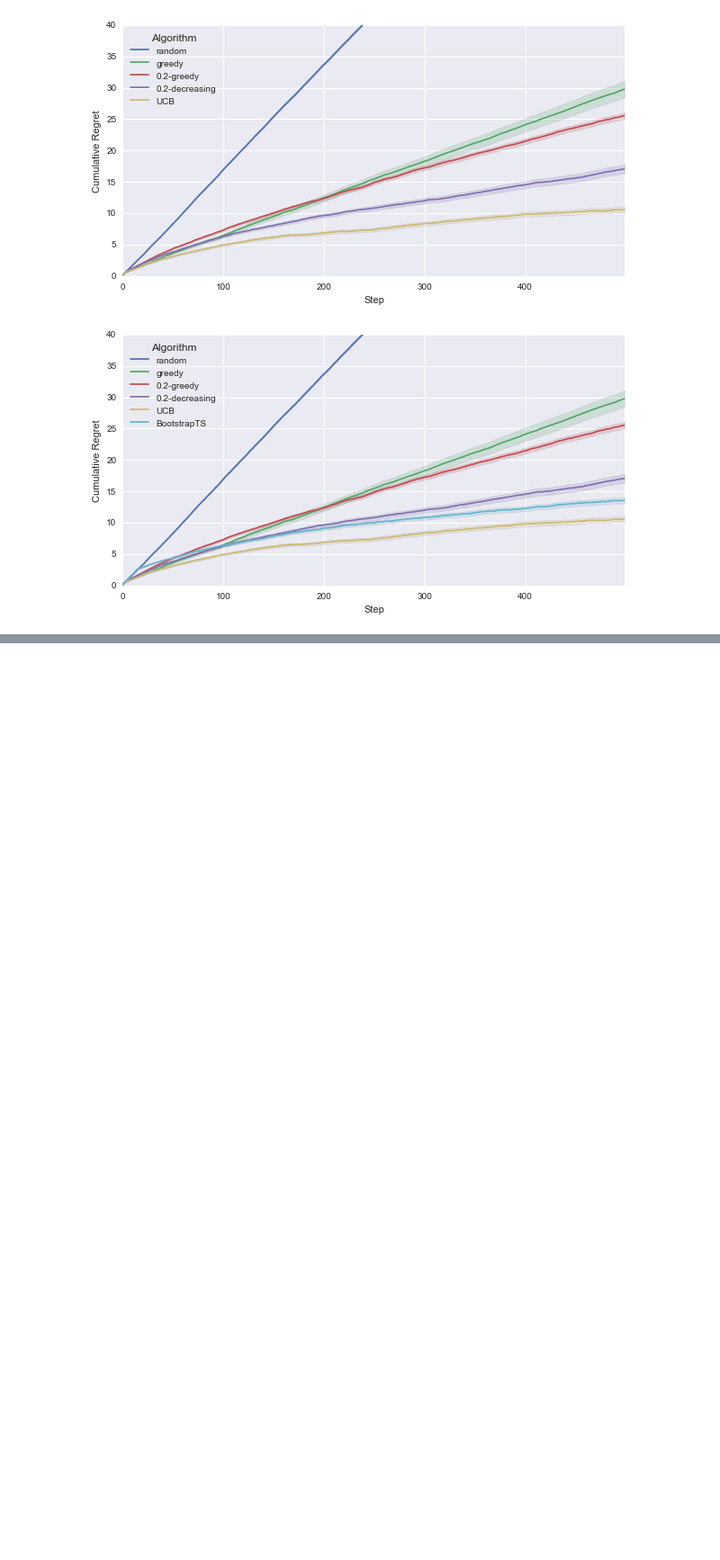
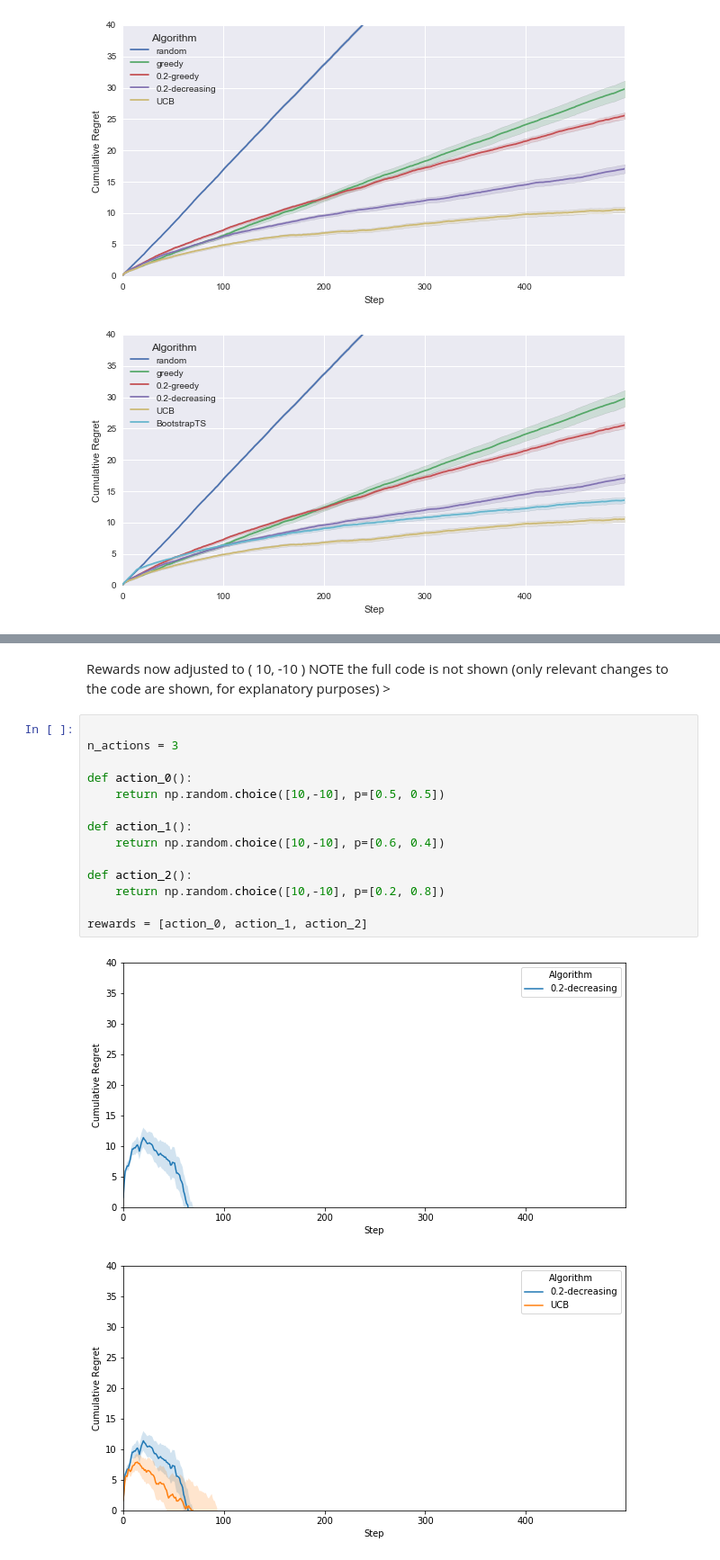
Before and after one commit to fishbpm/ce888labs, a Jupyter notebook: lab5/Bandits.ipynb, the cells around one changed output, grey strips where cells are left out. Shown at 90% size. Drawn from its saved outputs; the diff is of its cells as text; blank space fills up the shorter version.

```diff
--- a/lab5/Bandits.ipynb
+++ b/lab5/Bandits.ipynb
@@ -161,0 +208,20 @@ for b in bandits:
+# %% [markdown]
+Rewards now adjusted to ( 10, -10 )
+NOTE the full code is not shown (only relevant changes to the  code are shown, for explanatory purposes) >
+# %%
+
+n_actions = 3
+
+def action_0():
+    return np.random.choice([10,-10], p=[0.5, 0.5])
+
+def action_1():
+    return np.random.choice([10,-10], p=[0.6, 0.4])
+
+def action_2():
+    return np.random.choice([10,-10], p=[0.2, 0.8])
+
+rewards = [action_0, action_1, action_2]
+# %% [output]
+[figure, added]
+[figure, added]
```
Also changed, not shown: parts of 5 cells of this notebook, 3 other files.
